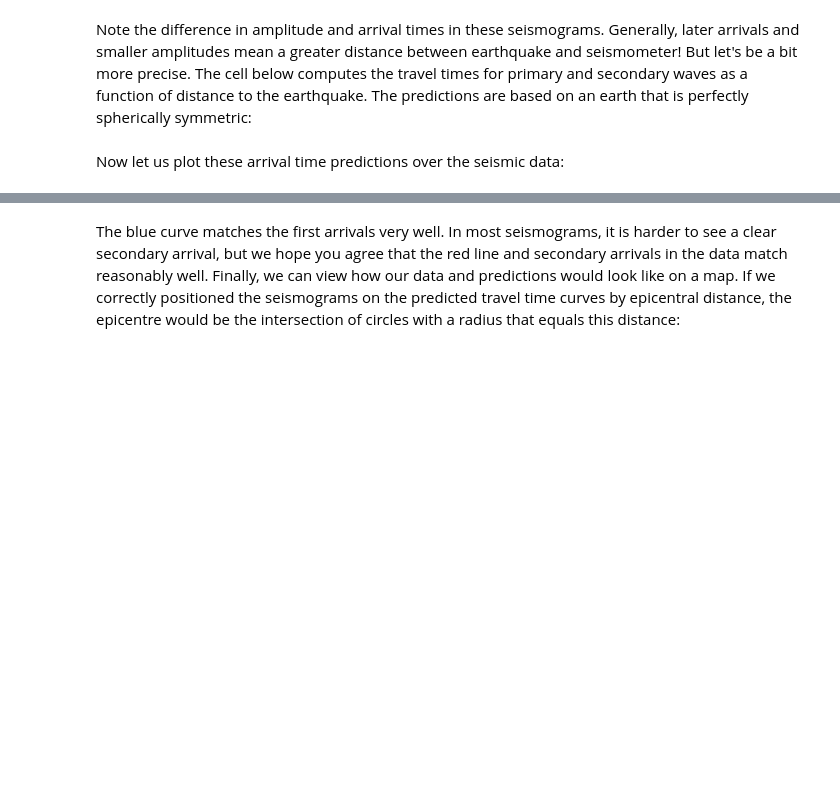
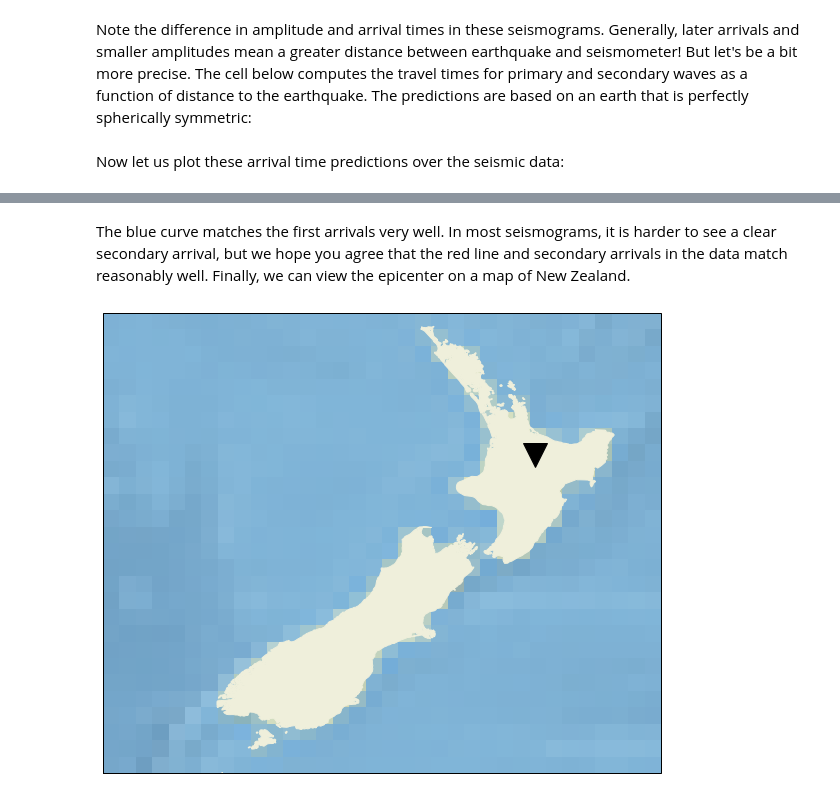
Before and after one commit to u6385328/EMSC2022, a Jupyter notebook: LAB5/LAB5 - NZ earthquake.ipynb, the cells around one changed output, grey strips where cells are left out. Cells and saved outputs as stored; diff of their text form; code cells hidden in the pictures; blank space fills up the shorter version.

```diff
--- a/LAB5/LAB5 - NZ earthquake.ipynb
+++ b/LAB5/LAB5 - NZ earthquake.ipynb
@@ -98,42 +102,32 @@ plt.show()
 # %% [markdown]
-The blue curve matches the first arrivals very well. In most seismograms, it is harder to see a clear secondary arrival, but we hope you agree that the red line and secondary arrivals in the data match reasonably well. Finally, we can view how our data and predictions would look like on a map. If we correctly positioned the seismograms on the predicted travel time curves by epicentral distance, the epicentre would be the intersection of circles with a radius that equals this distance:
+The blue curve matches the first arrivals very well. In most seismograms, it is harder to see a clear secondary arrival, but we hope you agree that the red line and secondary arrivals in the data match reasonably well. Finally, we can view the epicenter on a map of New Zealand.
 # %%
 # Now you need to make a map of NZ:
 import cartopy.feature as cfeature
 
 from matplotlib import cm
 
 from obspy.geodetics import degrees2kilometers
 plt.figure(figsize=(10, 10))
 projection = ccrs.PlateCarree()
 ax = plt.axes(projection=projection)
 extent = (163, 180, -48, -34)
 ax.set_extent(extent)
 land_10m = cfeature.NaturalEarthFeature('physical', 'land', '10m',edgecolor='face',facecolor=cfeature.COLORS['land'])
 ax.add_feature(land_10m)
 ax.stock_img()
 
 # define transforms for markers and (offset)text on the map:
 geodetic_transform = projection._as_mpl_transform(ax)
 
 # plot the epicentre:
 plt.plot(lon, lat, marker='v', color='black', markersize=24, alpha=1,linestyle='None', transform=geodetic_transform)
 
 #define stations and colours for these:
 stats_focus = ['KKVC1','ASHB','hoki1','NPSH1','DEVP1']
 colors=iter(cm.gnuplot(np.linspace(0,1,len(stats_focus))))
 
-for tr in st:
-    if tr.stats.station in stats_focus:
-        statlat= tr.stats.coordinates.latitude
-        statlon= tr.stats.coordinates.longitude
-        dist = locations2degrees(statlat, statlon, lat, lon)
-        rad_km= degrees2kilometers(dist)
-        color=next(colors)
-        # note the bug in tissot: rad_km is in m, in the current version:
-        ax.tissot(edgecolor=color,facecolor='None',lons=statlon,lats=statlat,rad_km=rad_km*1000)
-        plt.plot(statlon, statlat, marker='o', color=color,markersize=12, alpha=0.7,linestyle='None',
-                 transform=geodetic_transform)
-
 #plt.savefig('mapwithcircles.pdf',bbox_inches='tight')
 plt.show()
+# %% [output]
+[figure, added]
```
Also changed, not shown: parts of 2 cells of this notebook.
